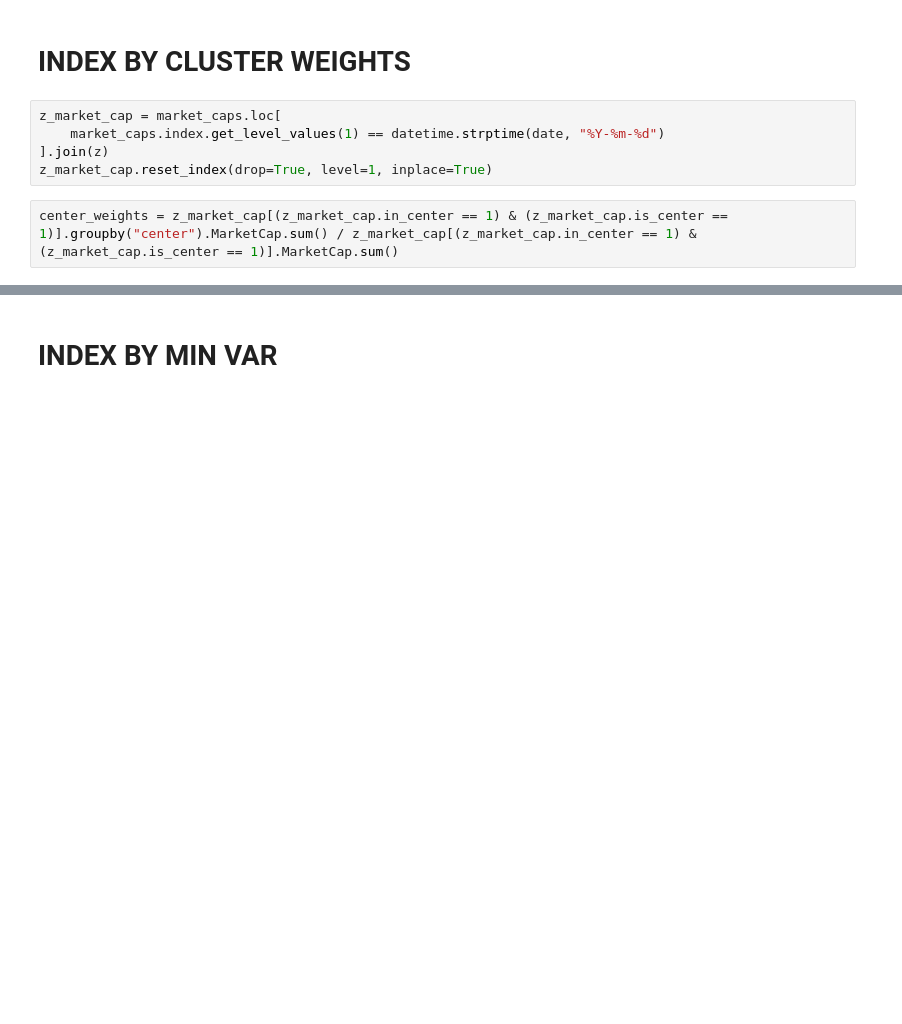
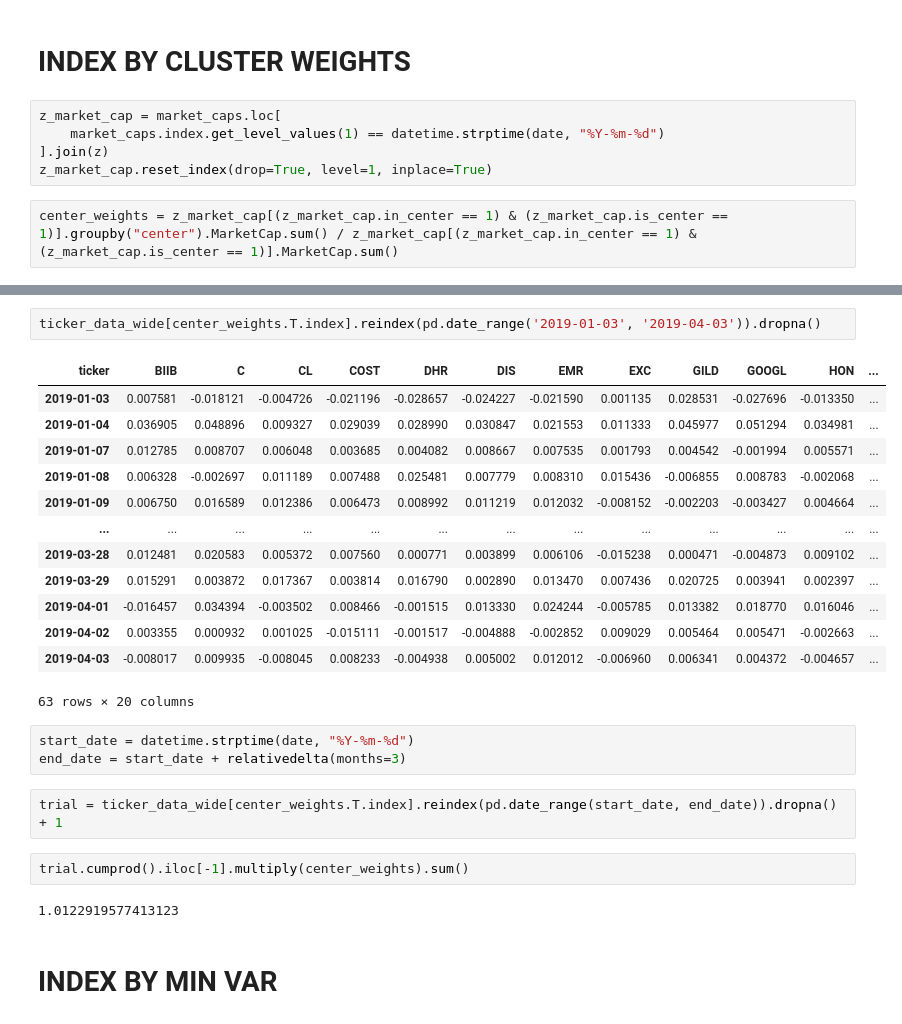
Before and after one commit to layoups/index-funds, a Jupyter notebook: create_indices.ipynb, the cells around one changed output, grey strips where cells are left out. Cells and saved outputs as stored; diff of their text form; blank space fills up the shorter version.

```diff
--- a/create_indices.ipynb
+++ b/create_indices.ipynb
@@ -175,3 +190,28 @@ center_weights = z_market_cap[(z_market_cap.in_center == 1) & (z_market_cap.is_c
+# %%
+ticker_data_wide[center_weights.T.index].reindex(pd.date_range('2019-01-03', '2019-04-03')).dropna()
+# %% [output]
+| ticker | BIIB | C | CL | COST | DHR | DIS | EMR | EXC | GILD | GOOGL | HON | ... |
+| 2019-01-03 | 0.007581 | -0.018121 | -0.004726 | -0.021196 | -0.028657 | -0.024227 | -0.021590 | 0.001135 | 0.028531 | -0.027696 | -0.013350 | ... |
+| 2019-01-04 | 0.036905 | 0.048896 | 0.009327 | 0.029039 | 0.028990 | 0.030847 | 0.021553 | 0.011333 | 0.045977 | 0.051294 | 0.034981 | ... |
+| 2019-01-07 | 0.012785 | 0.008707 | 0.006048 | 0.003685 | 0.004082 | 0.008667 | 0.007535 | 0.001793 | 0.004542 | -0.001994 | 0.005571 | ... |
+| 2019-01-08 | 0.006328 | -0.002697 | 0.011189 | 0.007488 | 0.025481 | 0.007779 | 0.008310 | 0.015436 | -0.006855 | 0.008783 | -0.002068 | ... |
+| 2019-01-09 | 0.006750 | 0.016589 | 0.012386 | 0.006473 | 0.008992 | 0.011219 | 0.012032 | -0.008152 | -0.002203 | -0.003427 | 0.004664 | ... |
+| ... | ... | ... | ... | ... | ... | ... | ... | ... | ... | ... | ... | ... |
+| 2019-03-28 | 0.012481 | 0.020583 | 0.005372 | 0.007560 | 0.000771 | 0.003899 | 0.006106 | -0.015238 | 0.000471 | -0.004873 | 0.009102 | ... |
+| 2019-03-29 | 0.015291 | 0.003872 | 0.017367 | 0.003814 | 0.016790 | 0.002890 | 0.013470 | 0.007436 | 0.020725 | 0.003941 | 0.002397 | ... |
+| 2019-04-01 | -0.016457 | 0.034394 | -0.003502 | 0.008466 | -0.001515 | 0.013330 | 0.024244 | -0.005785 | 0.013382 | 0.018770 | 0.016046 | ... |
+| 2019-04-02 | 0.003355 | 0.000932 | 0.001025 | -0.015111 | -0.001517 | -0.004888 | -0.002852 | 0.009029 | 0.005464 | 0.005471 | -0.002663 | ... |
+| 2019-04-03 | -0.008017 | 0.009935 | -0.008045 | 0.008233 | -0.004938 | 0.005002 | 0.012012 | -0.006960 | 0.006341 | 0.004372 | -0.004657 | ... |
+63 rows × 20 columns
+# %%
+start_date = datetime.strptime(date, "%Y-%m-%d")
+end_date = start_date + relativedelta(months=3)
+# %%
+trial = ticker_data_wide[center_weights.T.index].reindex(pd.date_range(start_date, end_date)).dropna() + 1
+# %%
+trial.cumprod().iloc[-1].multiply(center_weights).sum()
+# %% [output]
+1.0122919577413123
 # %% [markdown]
 # INDEX BY MIN VAR
 # %% [markdown]
```
Also changed, not shown: parts of 2 cells of this notebook, 1 other file.
